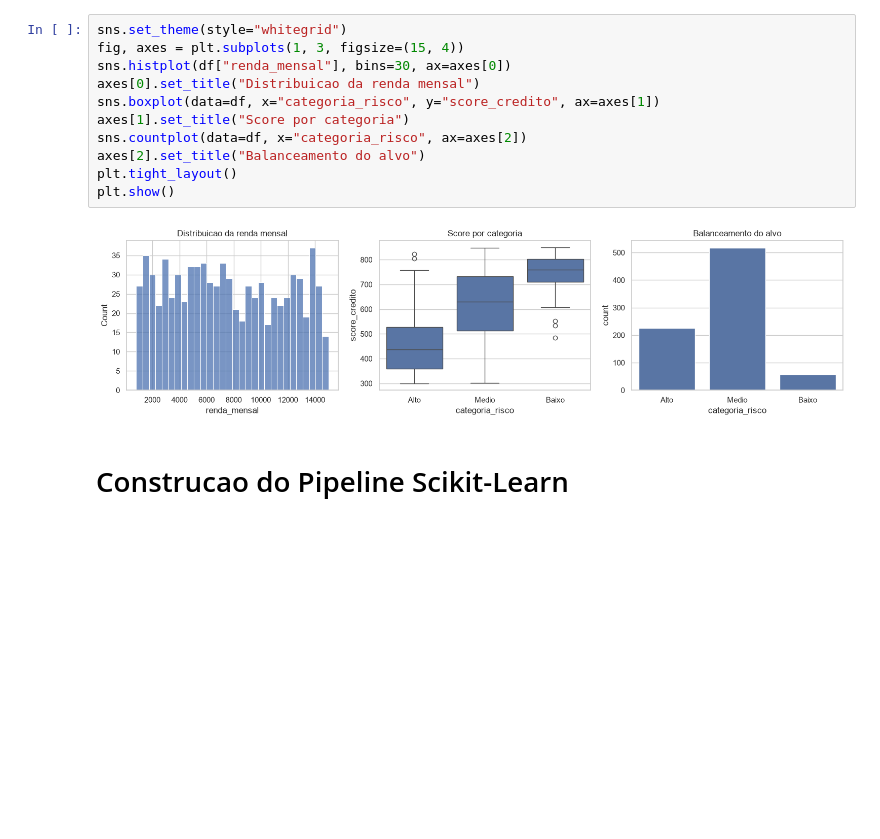
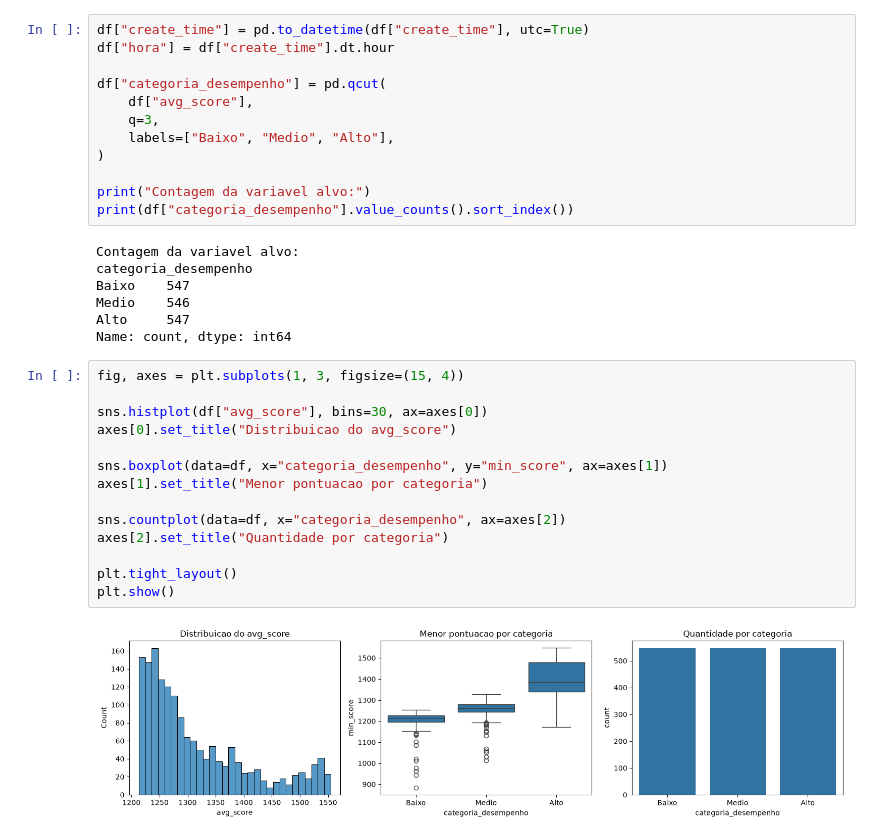
Before and after one commit to Marcelo-18a/atvycaro-2-marcelo, a Jupyter notebook: am-at2-redes-neurais/notebooks/analise_treinamento.ipynb, the cells around one changed output. Cells and saved outputs as stored; diff of their text form; blank space fills up the shorter version.

```diff
--- a/am-at2-redes-neurais/notebooks/analise_treinamento.ipynb
+++ b/am-at2-redes-neurais/notebooks/analise_treinamento.ipynb
@@ -61,18 +52,38 @@ Name: count, dtype: int64
+# %%
+df["create_time"] = pd.to_datetime(df["create_time"], utc=True)
+df["hora"] = df["create_time"].dt.hour
+
+df["categoria_desempenho"] = pd.qcut(
+    df["avg_score"],
+    q=3,
+    labels=["Baixo", "Medio", "Alto"],
+)
+
+print("Contagem da variavel alvo:")
+print(df["categoria_desempenho"].value_counts().sort_index())
+# %% [output]
+Contagem da variavel alvo:
+categoria_desempenho
+Baixo    547
+Medio    546
+Alto     547
+Name: count, dtype: int64
 # %%
-sns.set_theme(style="whitegrid")
 fig, axes = plt.subplots(1, 3, figsize=(15, 4))
-sns.histplot(df["renda_mensal"], bins=30, ax=axes[0])
-axes[0].set_title("Distribuicao da renda mensal")
-sns.boxplot(data=df, x="categoria_risco", y="score_credito", ax=axes[1])
-axes[1].set_title("Score por categoria")
-sns.countplot(data=df, x="categoria_risco", ax=axes[2])
-axes[2].set_title("Balanceamento do alvo")
+
+sns.histplot(df["avg_score"], bins=30, ax=axes[0])
+axes[0].set_title("Distribuicao do avg_score")
+
+sns.boxplot(data=df, x="categoria_desempenho", y="min_score", ax=axes[1])
+axes[1].set_title("Menor pontuacao por categoria")
+
+sns.countplot(data=df, x="categoria_desempenho", ax=axes[2])
+axes[2].set_title("Quantidade por categoria")
+
 plt.tight_layout()
 plt.show()
 # %% [output]
-[figure, old version]
+[figure, new version]
-# %% [markdown]
-# Construcao do Pipeline Scikit-Learn
 # %%
 from sklearn.model_selection import train_test_split
 from sklearn.compose import ColumnTransformer
```
Also changed, not shown: parts of 12 cells of this notebook, 6 other files.
